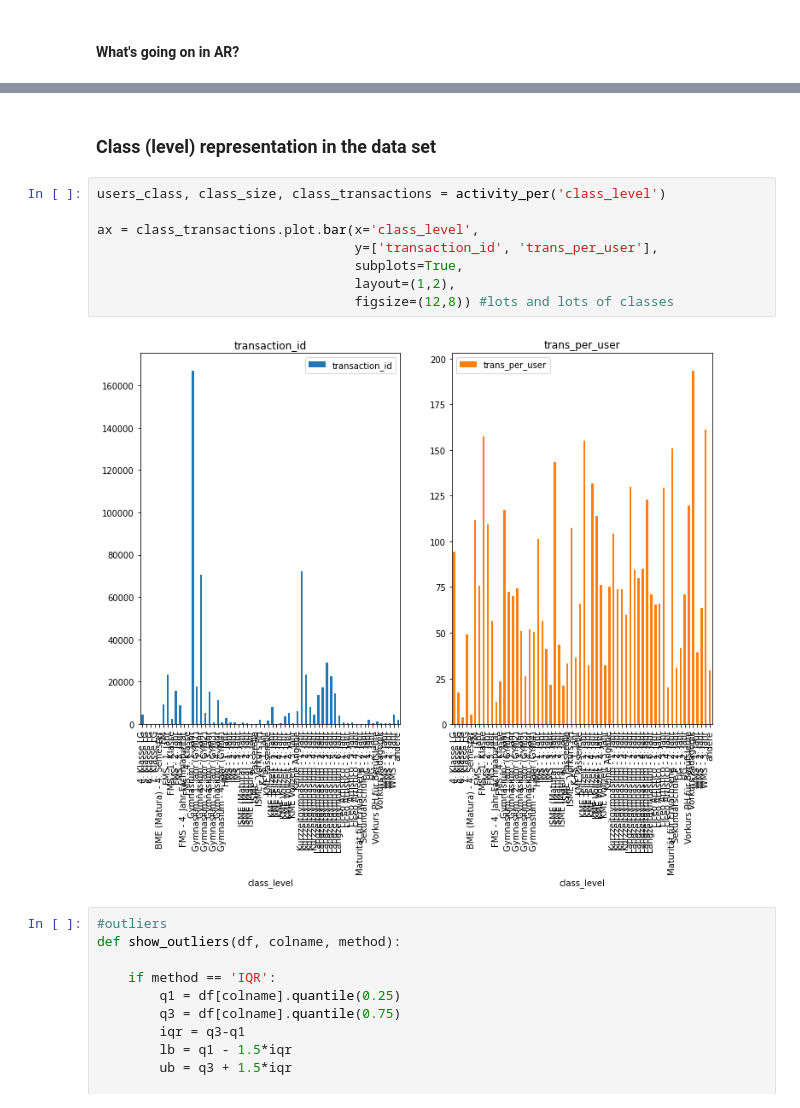
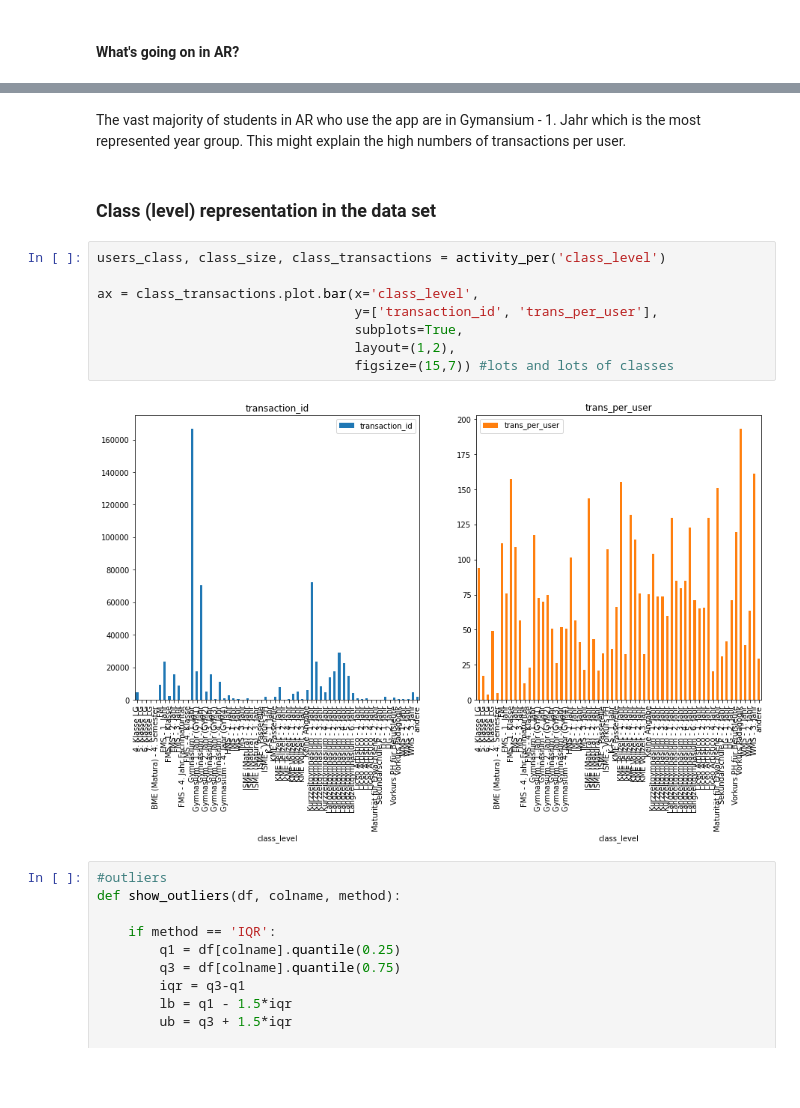
Before and after one commit to ML4BD/milestone-4-roguesgallery, a Jupyter notebook: notebooks/Milestone04/m4_lernnavi_342485.ipynb, the cells around one changed output, grey strips where cells are left out. Saved outputs shown, nothing was run; the diff lists cells and outputs as text; blank space fills up the shorter version.

```diff
--- a/notebooks/Milestone04/m4_lernnavi_342485.ipynb
+++ b/notebooks/Milestone04/m4_lernnavi_342485.ipynb
@@ -111,17 +114,19 @@ AR_levels.plot.bar(x='class_level', y='user_id')
 <AxesSubplot:xlabel='class_level'>
 [figure]
+# %% [markdown]
+The vast majority of students in AR who use the app are in Gymansium - 1. Jahr which is the most represented year group. This might explain the high numbers of transactions per user.
 # %% [markdown]
 ### Class (level) representation in the data set
 # %%
 users_class, class_size, class_transactions = activity_per('class_level')
 
 ax = class_transactions.plot.bar(x='class_level',
                                  y=['transaction_id', 'trans_per_user'],
                                  subplots=True,
                                  layout=(1,2),
-                                 figsize=(12,8)) #lots and lots of classes
+                                 figsize=(15,7)) #lots and lots of classes
 # %% [output]
-[figure, old version]
+[figure, new version]
 # %%
 #outliers
 def show_outliers(df, colname, method):
```
Also changed, not shown: parts of 13 cells of this notebook.
